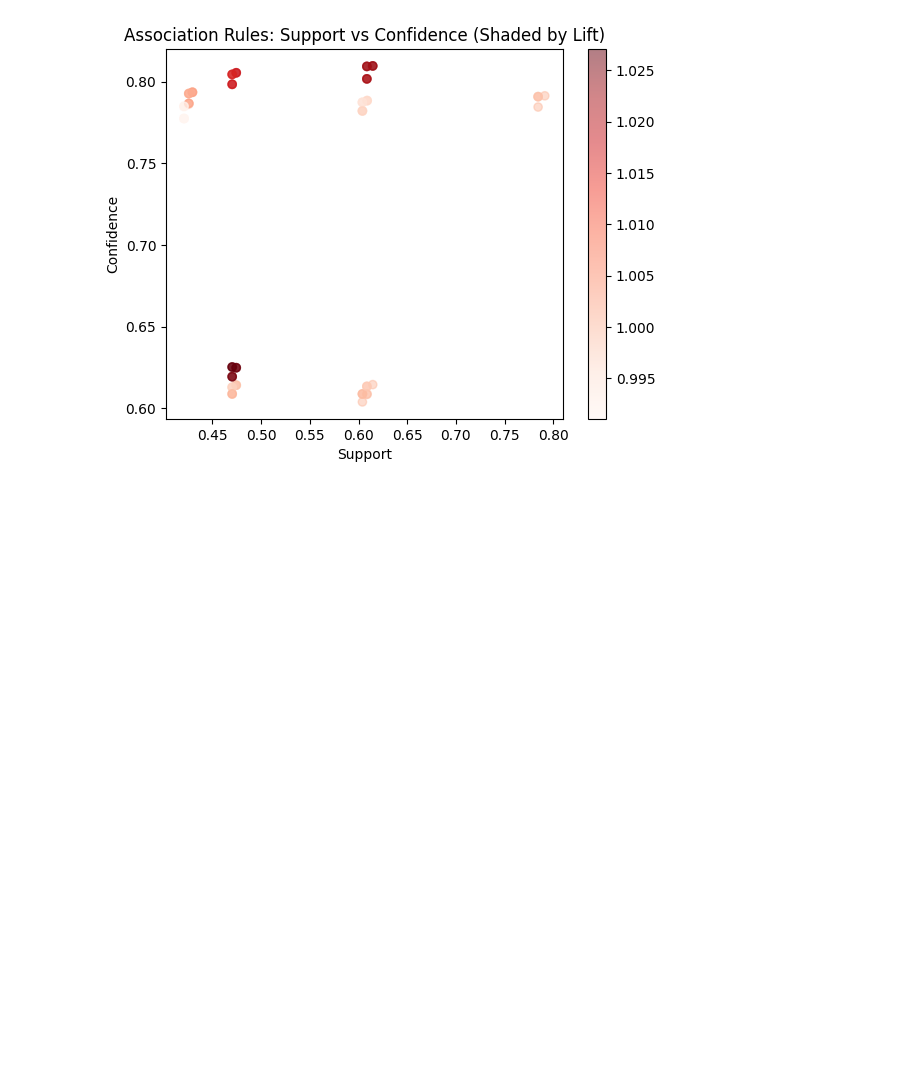
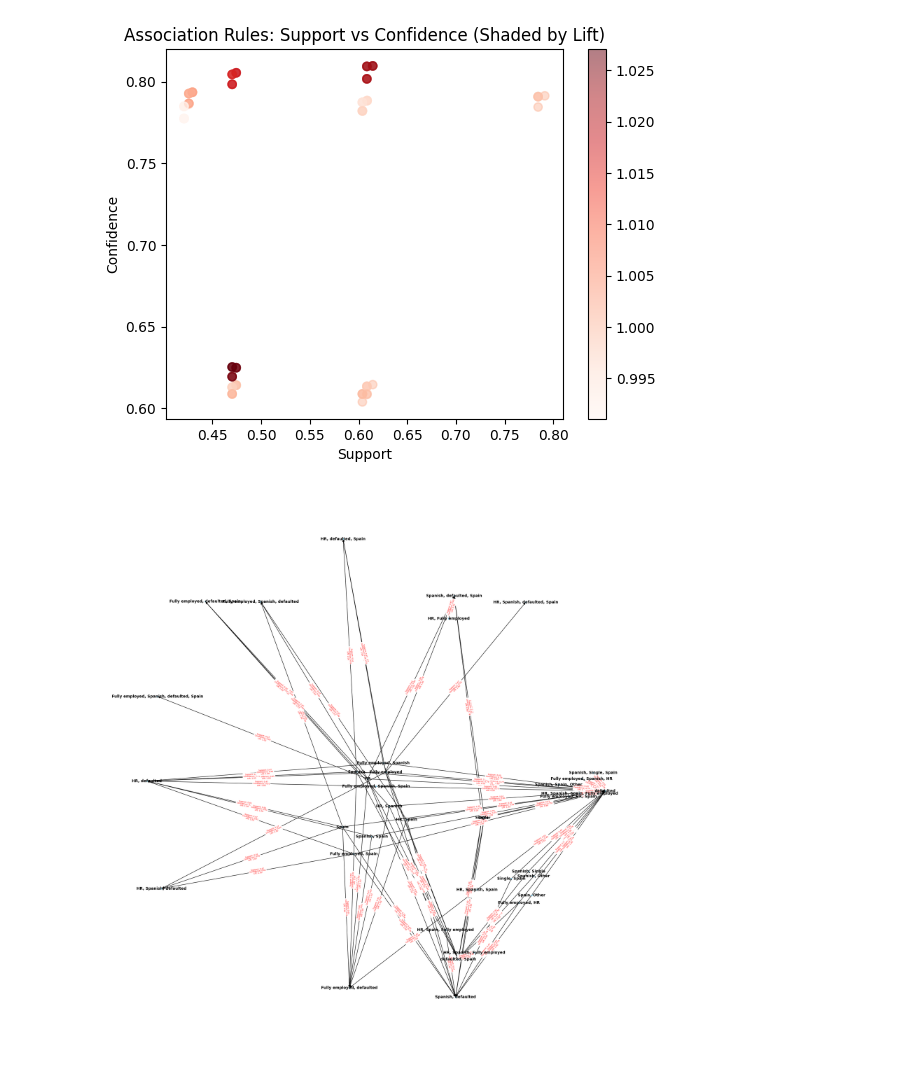
Before and after one commit to khaHesham/Credit-Risk-Modelling, a Jupyter notebook: 3_Assosiation.ipynb, the cells around one changed output. Drawn from its saved outputs; the diff is of its cells as text; code cells hidden in the pictures; blank space fills up the shorter version.

```diff
--- a/3_Assosiation.ipynb
+++ b/3_Assosiation.ipynb
@@ -267,3 +267,43 @@ plt.show()
 [figure]
 [figure]
 [figure]
+# %%
+import networkx as nx
+import matplotlib.pyplot as plt
+
+def plot_association_rules(rules,figsize=(12, 12)):
+    # Create a directed graph
+    G = nx.DiGraph()
+
+    # Add nodes and edges for each association rule
+    for rule in rules:
+        antecedent = ", ".join(rule[0])
+        consequent = ", ".join(rule[1])
+        support = rule[2]
+        confidence = rule[3]
+        lift = rule[4]
+
+        # Add nodes for antecedent and consequent
+        G.add_node(antecedent)
+        G.add_node(consequent)
+
+        # Add edge between antecedent and consequent
+        G.add_edge(antecedent, consequent, label=f"Support: {support:.2f}\nConfidence: {confidence:.2f}\nLift: {lift:.2f}")
+
+
+
+    # Draw the graph
+    pos = nx.spring_layout(G)
+    nx.draw(G, pos, with_labels=True, node_size=10, node_color="skyblue" if confidence > 0.5 else "red", font_size=10, font_weight="bold")
+    edge_labels = nx.get_edge_attributes(G, 'label')
+    nx.draw_networkx_edge_labels(G, pos, edge_labels=edge_labels, font_color='red',font_size=5)
+
+    # increase figure size
+    plt.gcf().set_size_inches(figsize)
+
+    # Show plot
+    plt.show()
+# %%
+plot_association_rules(rules_defaulted[['antecedents', 'consequents', 'support', 'confidence', 'lift']].values, figsize=(20, 20))
+# %% [output]
+[figure, added]
```
Also changed, not shown: parts of 7 cells of this notebook, 4 other files.
